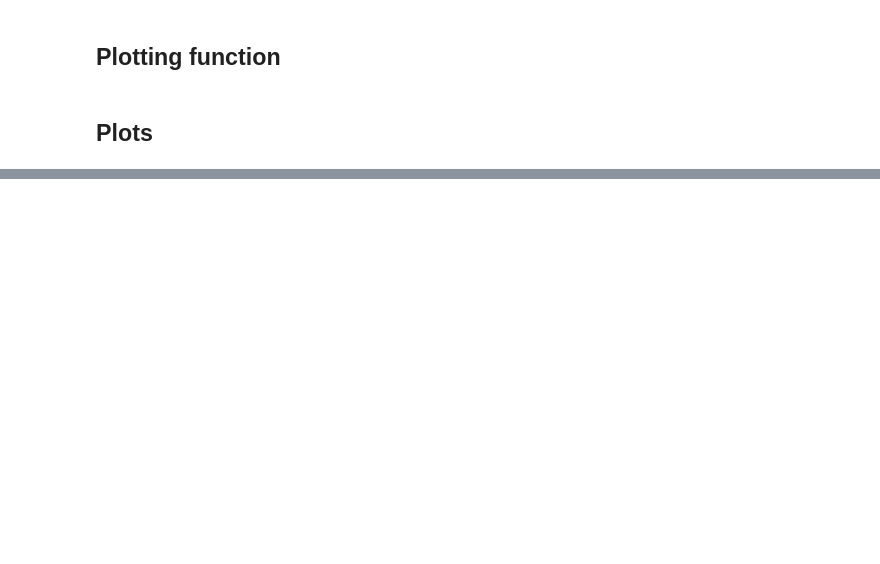
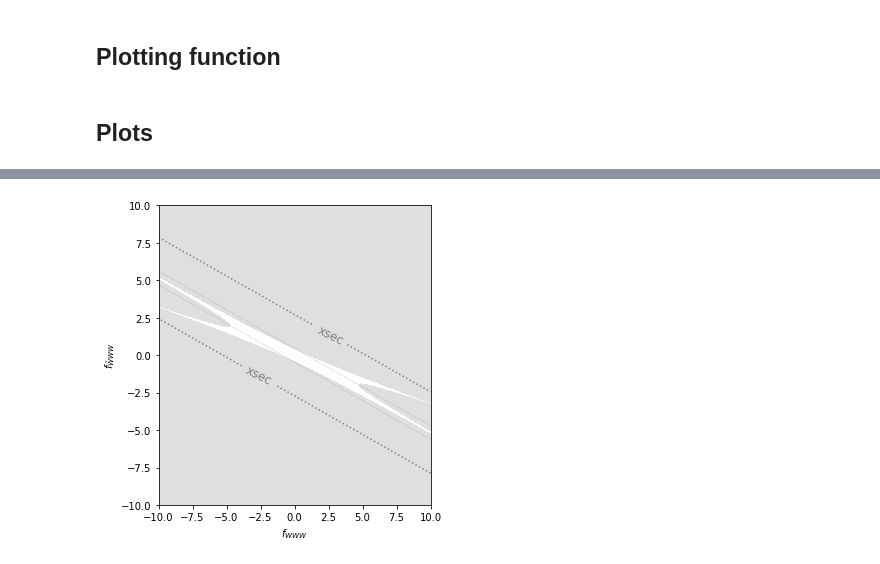
Before and after one commit to dlvp/diboson_mining, a Jupyter notebook: notebooks/wgamma/08_plot_fisher_information.ipynb, the cells around one changed output, grey strips where cells are left out. Cells and saved outputs as stored; diff of their text form; code cells hidden in the pictures; blank space fills up the shorter version.

```diff
--- a/notebooks/wgamma/08_plot_fisher_information.ipynb
+++ b/notebooks/wgamma/08_plot_fisher_information.ipynb
@@ -172,0 +176,6 @@ plt.savefig("../../figures/wgamma/information_wgamma.pdf")
+# %%
+fig = make_plot('', xmax=10., indices=[1])
+
+plt.savefig("../../figures/wgamma/information_wgamma_xsec.pdf")
+# %% [output]
+[figure, added]
```
Also changed, not shown: parts of 7 cells of this notebook, 6 other files.
